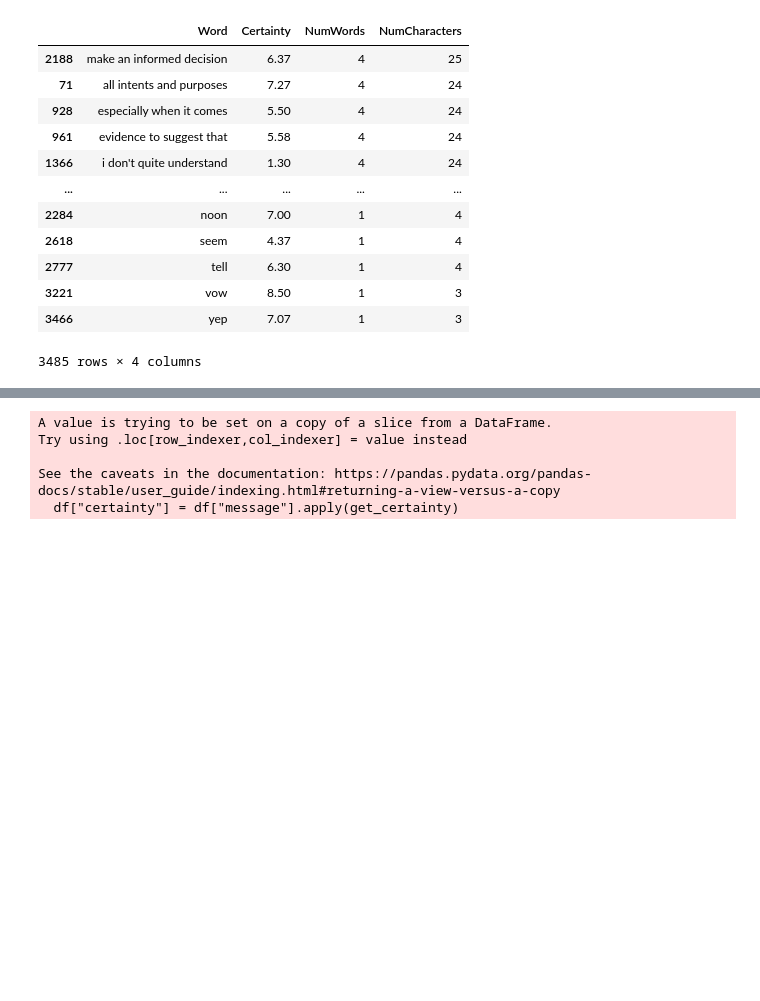
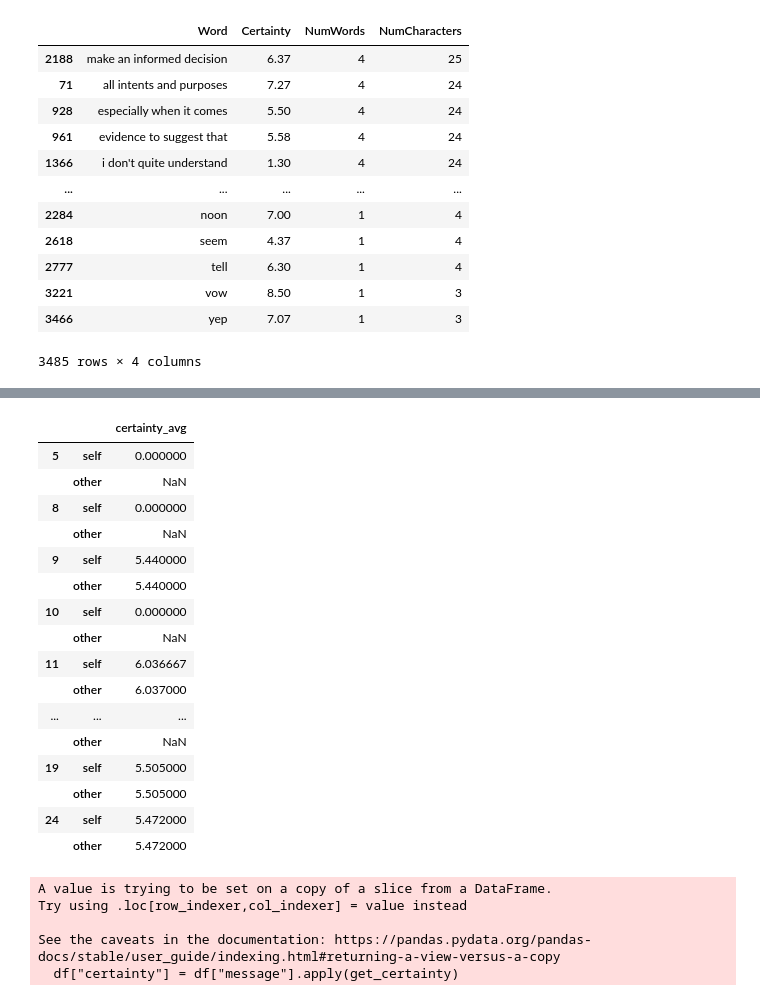
Before and after one commit to Watts-Lab/team_comm_tools, a Jupyter notebook: feature_engine/certainty.ipynb, the cells around one changed output, grey strips where cells are left out. Drawn from its saved outputs; the diff is of its cells as text; code cells hidden in the pictures; blank space fills up the shorter version.

```diff
--- a/feature_engine/testing/ipython_notebooks/certainty.ipynb
+++ b/feature_engine/certainty.ipynb
@@ -110,0 +115,6 @@ def get_certainty(chat_certainty) -> int:
+# %%
+# validation
+validation_df = pd.read_csv("./certainty_test.csv", encoding="mac_roman")
+validation_df["message"] = validation_df["message"].apply(preprocess_text_lowercase_but_retain_punctuation)
+validation_df
+validation_df["certainty_avg"] =validation_df["message"].apply(get_certainty)
@@ -111,3 +142,23 @@ def get_certainty(chat_certainty) -> int:
+# %%
+validation_df["certainty_avg"].to_frame().compare(elreport["certainty_avg"].to_frame(), align_axis = 0)
+# %% [output]
+|  |  | certainty_avg |
+| 5 | self | 0.000000 |
+|  | other | NaN |
+| 8 | self | 0.000000 |
+|  | other | NaN |
+| 9 | self | 5.440000 |
+|  | other | 5.440000 |
+| 10 | self | 0.000000 |
+|  | other | NaN |
+| 11 | self | 6.036667 |
+|  | other | 6.037000 |
+| ... | ... | ... |
+|  | other | NaN |
+| 19 | self | 5.505000 |
+|  | other | 5.505000 |
+| 24 | self | 5.472000 |
+|  | other | 5.472000 |
 # %%
 df["certainty"] = df["message"].apply(get_certainty)
 df
```
Also changed, not shown: parts of 3 cells of this notebook, 3 other files.
